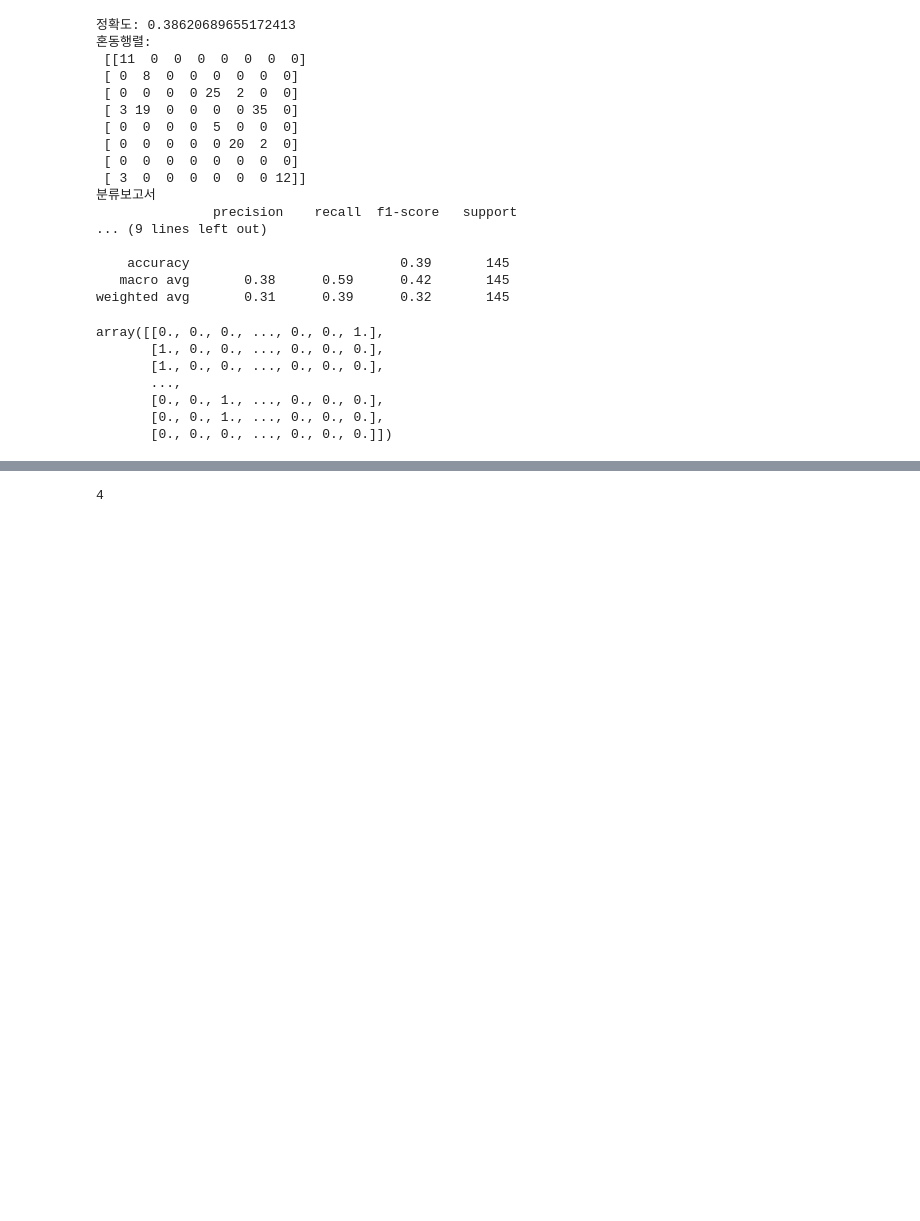
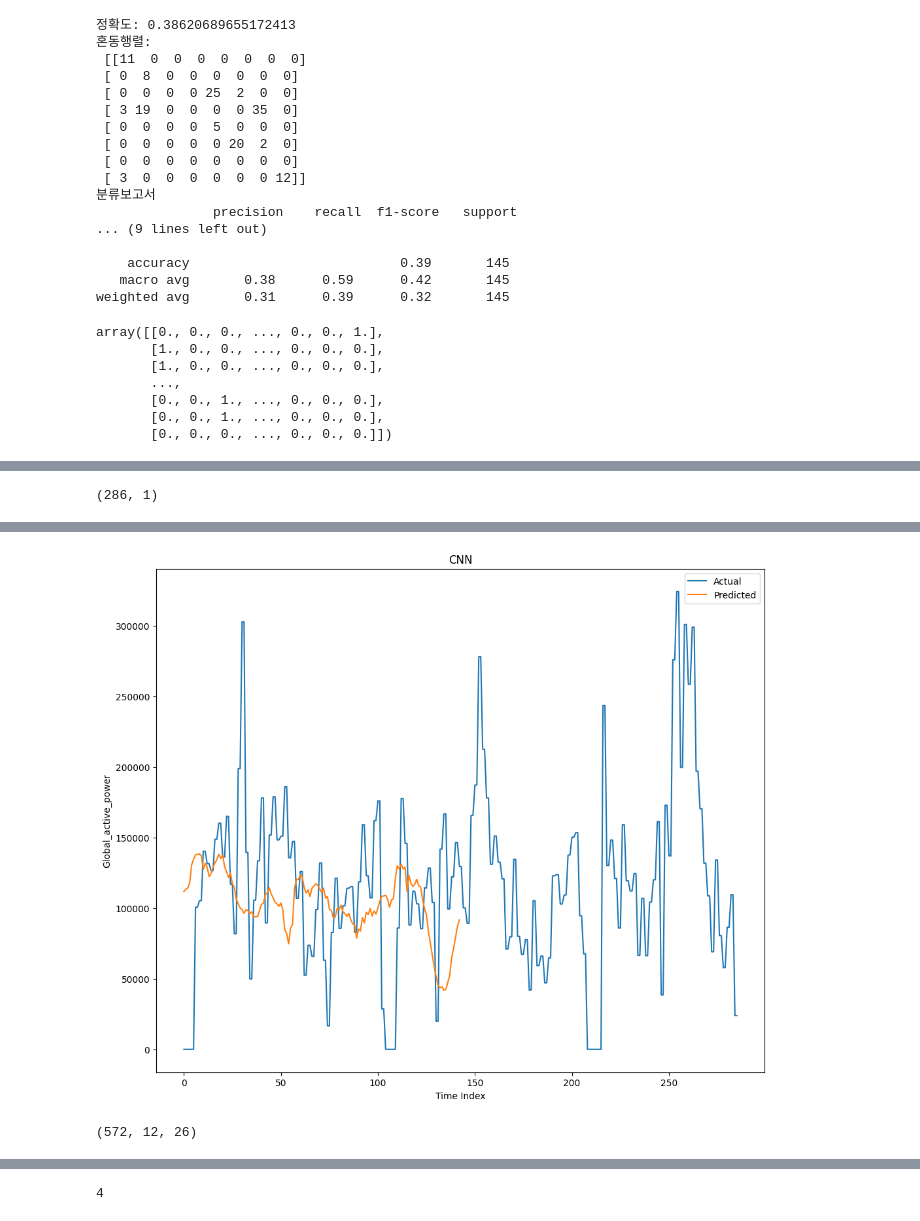
Before and after one commit to GUKHOJeong/Ocean_Project, a Jupyter notebook: model.ipynb, the cells around one changed output, grey strips where cells are left out. Cells and saved outputs as stored; diff of their text form; code cells hidden in the pictures; blank space fills up the shorter version.

```diff
--- a/model.ipynb
+++ b/model.ipynb
@@ -113,8 +280,8 @@ y_test.shape
 (145, 8)
 # %%
 xgb = XGBClassifier(random_state=42,)
-xgb.fit(X_train,y_train)
-y_pred = xgb.predict(X_test)
+xgb.fit(X_train_reshape,y_train)
+y_pred = xgb.predict(X_test_reshape)
 y_pred = np.argmax(y_pred,axis=1)
 print("정확도:",accuracy_score(y_test_raw,y_pred))
 print("혼동행렬:\n",confusion_matrix(y_test_raw,y_pred))
@@ -140,7 +307,7 @@ weighted avg       0.29      0.36      0.29       145
 # %%
 dt = DecisionTreeClassifier(random_state=42)
-dt.fit(X_train,y_train)
-y_pred = dt.predict(X_test)
+dt.fit(X_train_reshape,y_train)
+y_pred = dt.predict(X_test_reshape)
 y_pred = np.argmax(y_pred,axis=1)
 print("정확도:",accuracy_score(y_test_raw,y_pred))
 print("혼동행렬:\n",confusion_matrix(y_test_raw,y_pred))
@@ -398,3 +535,13 @@ y_train.shape
+# %%
+Cnn = Sequential()
+Cnn.add(Conv1D(64,2, activation='relu', input_shape=(X_train.shape[1],X_train.shape[2])))
+Cnn.add(MaxPooling1D(2))
+Cnn.add(Conv1D(128,2, activation='relu', input_shape=(X_train.shape[1],X_train.shape[2])))
+Cnn.add(MaxPooling1D(2))
+Cnn.add(Flatten())
+Cnn.add(Dense(32,activation = 'relu'))
+Cnn.add(Dense(16,activation = 'relu'))
+Cnn.add(Dense(1))
 # %%
 # model=Sequential([
 #             Conv1D(64,3, activation='relu', input_shape=(self.window_size,4)),
@@ -405,8 +552,6 @@ y_train.shape
 #         ])
 #         model.compile(optimizer='adam',loss='mse')
 # %%
-Cnn.compile(optimizer='adam',
-            loss='categorical_crossentropy',
-            metrics=['accuracy'])
+Cnn.compile(optimizer='adam', loss='mse')
 Cnn.summary()
-Cnn_history = Cnn.fit(X_train,y_train,epochs=100,validation_split=0.1,callbacks=[early_stopping])
+Cnn_history = Cnn.fit(X_train,y_train,epochs=100,validation_split=0.2,callbacks=[early_stopping])
@@ -412,0 +595,17 @@ Cnn_history = Cnn.fit(X_train,y_train,epochs=100,validation_split=0.1,callbacks=
+# %%
+cnn_y_test_inv .shape
+# %% [output]
+(286, 1)
+# %%
+cnn_y_pred_scaled = Cnn.predict(X_test)
+cnn_y_pred_inv = y_scaler.inverse_transform(cnn_y_pred_scaled)
+cnn_y_test_inv = y_scaler.inverse_transform(y_test)
+plt.figure(figsize=(12, 10))
+plt.plot(cnn_y_test_inv, label='Actual')
+plt.plot(cnn_y_pred_inv, label='Predicted')
+plt.legend()
+plt.title('CNN')
+plt.xlabel('Time Index')
+plt.ylabel('Global_active_power')
+plt.show()
+# %% [output]
@@ -412,0 +613 @@ Cnn_history = Cnn.fit(X_train,y_train,epochs=100,validation_split=0.1,callbacks=
+[figure, added]
@@ -412,0 +624,4 @@ Cnn_history = Cnn.fit(X_train,y_train,epochs=100,validation_split=0.1,callbacks=
+# %%
+X_train.shape
+# %% [output]
+(572, 12, 26)
```
Also changed, not shown: parts of 51 cells of this notebook, 3 other files.
